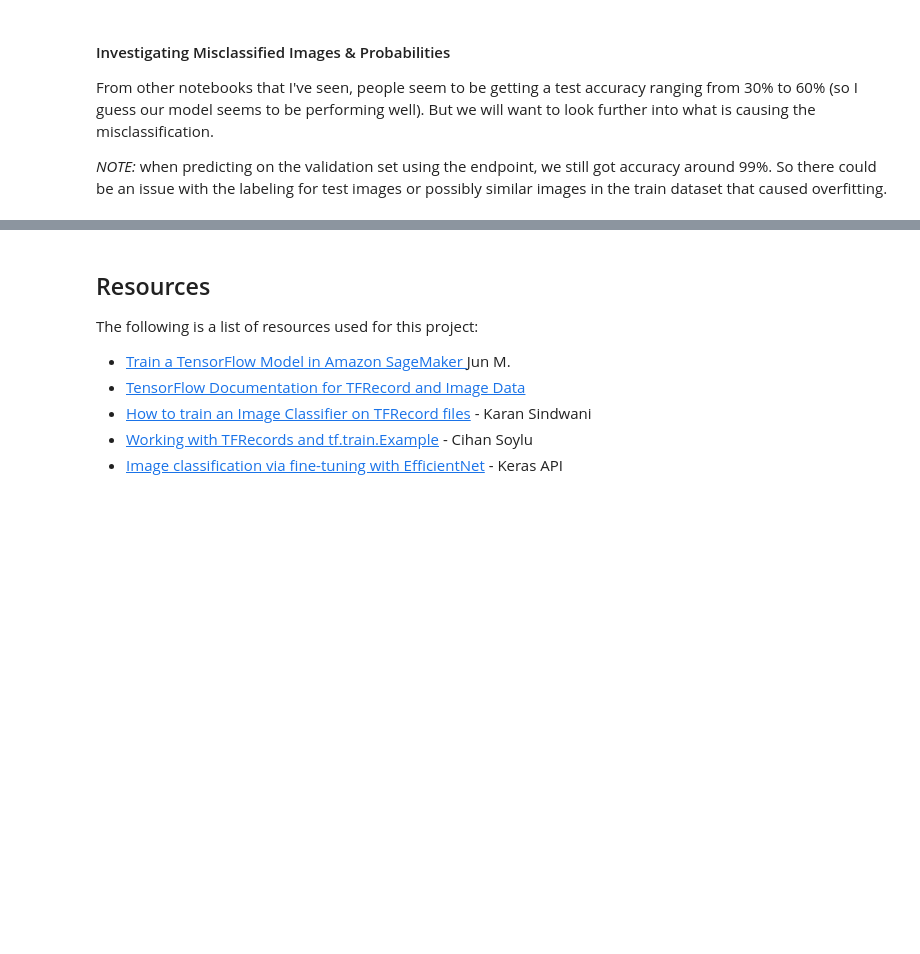
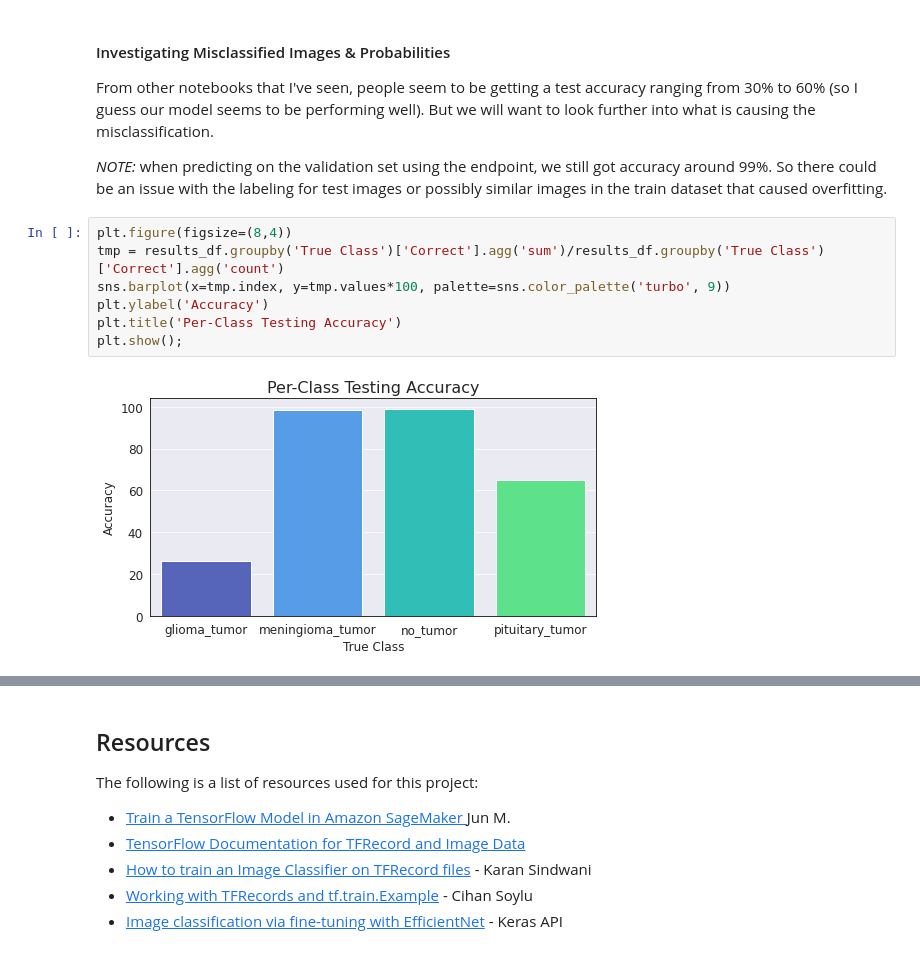
Before and after one commit to dhelms1/brain_tumor, a Jupyter notebook: MRImodeling.ipynb, the cells around one changed output, grey strips where cells are left out. Drawn from its saved outputs; the diff is of its cells as text; blank space fills up the shorter version.

```diff
--- a/MRImodeling.ipynb
+++ b/MRImodeling.ipynb
@@ -517,3 +534,12 @@ predictor.delete_endpoint() # delete the endpoint
 From other notebooks that I've seen, people seem to be getting a test accuracy ranging from 30% to 60% (so I guess our model seems to be performing well). But we will want to look further into what is causing the misclassification.
 
 *NOTE:* when predicting on the validation set using the endpoint, we still got accuracy around 99%. So there could be an issue with the labeling for test images or possibly similar images in the train dataset that caused overfitting.
+# %%
+plt.figure(figsize=(8,4))
+tmp = results_df.groupby('True Class')['Correct'].agg('sum')/results_df.groupby('True Class')['Correct'].agg('count')
+sns.barplot(x=tmp.index, y=tmp.values*100, palette=sns.color_palette('turbo', 9))
+plt.ylabel('Accuracy')
+plt.title('Per-Class Testing Accuracy')
+plt.show();
+# %% [output]
+[figure, added]
```
Also changed, not shown: parts of 11 cells of this notebook, 1 other file.
